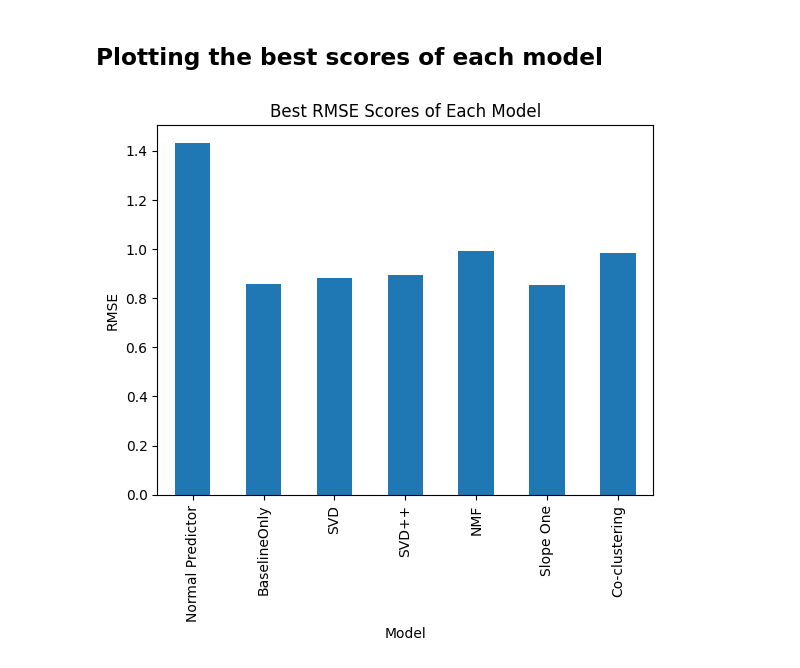
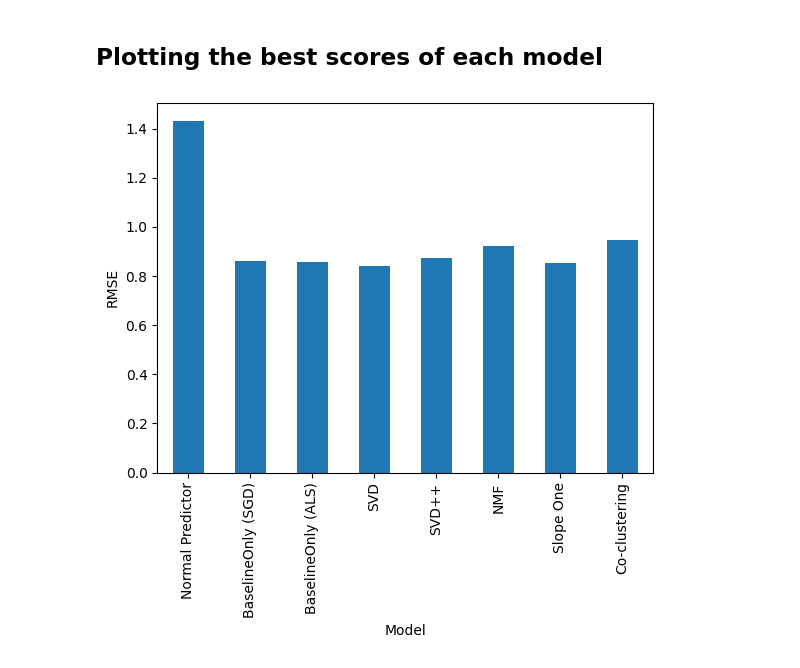
Before and after one commit to PepeuFBV/Movie-Recommendation, a Jupyter notebook: models.ipynb, the cells around one changed output. Saved outputs shown, nothing was run; the diff lists cells and outputs as text; code cells hidden in the pictures.

Commit message:
Models done

```diff
--- a/models.ipynb
+++ b/models.ipynb
@@ -413,12 +410,15 @@ Best parameters found in the gridSearchCV:  {'n_cltr_u': 1, 'n_cltr_i': 2, 'n_ep
+# %%
+average_scores = [('Normal Predictor', 1.4324138537151778), ('BaselineOnly (SGD)', 0.8615133939473374),
+                  ('BaselineOnly (ALS)', 0.8572013563447013), ('SVD', 0.8417), ('SVD++', 0.8749266972367392),
+                  ('NMF', 0.9233914423889761), ('Slope One', 0.8545399607181323), ('Co-clustering', 0.9481257380355783)]
 # %%
 import matplotlib.pyplot as plt
 
 # plotting the best scores of each model, the lower the RMSE the better the model
 best_scores = pd.DataFrame(average_scores, columns=['Model', 'RMSE'])
 best_scores.plot(kind='bar', x='Model', y='RMSE', legend=False)
-plt.title('Best RMSE Scores of Each Model')
 plt.xlabel('Model')
 plt.ylabel('RMSE')
 plt.show()
 # %% [output]
-[figure, old version]
+[figure, new version]
```
Also changed, not shown: parts of 3 cells of this notebook.
